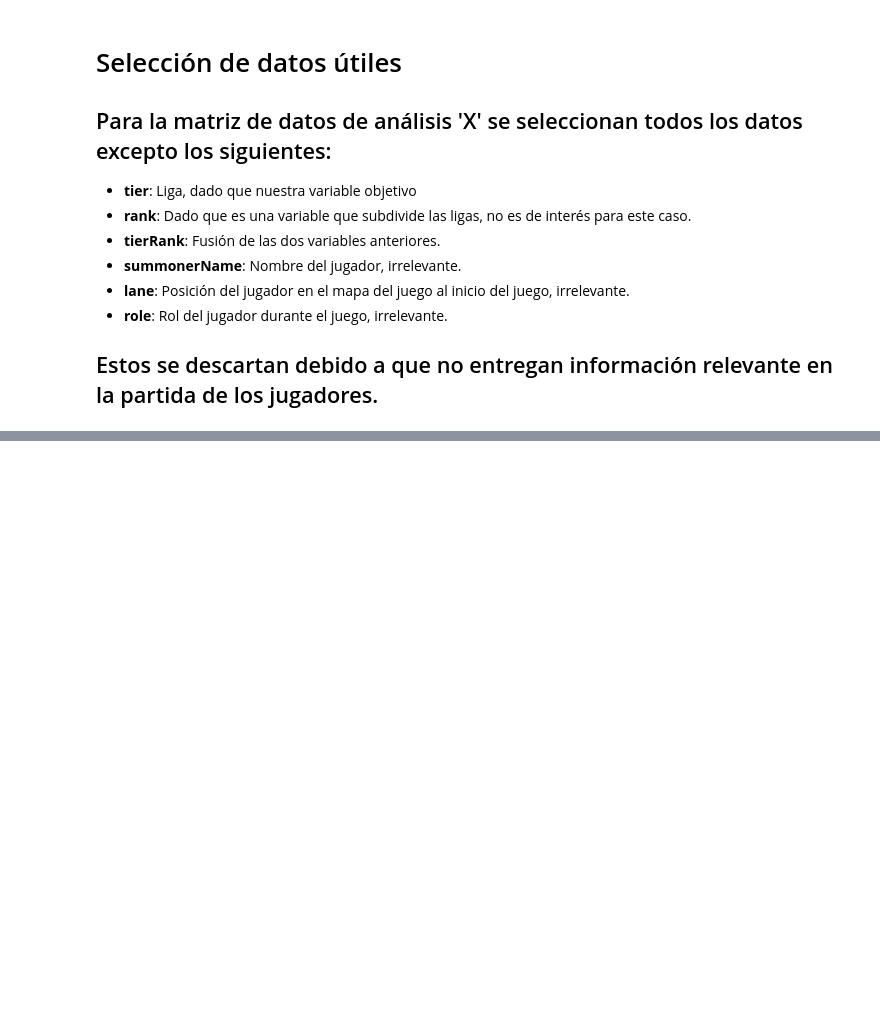
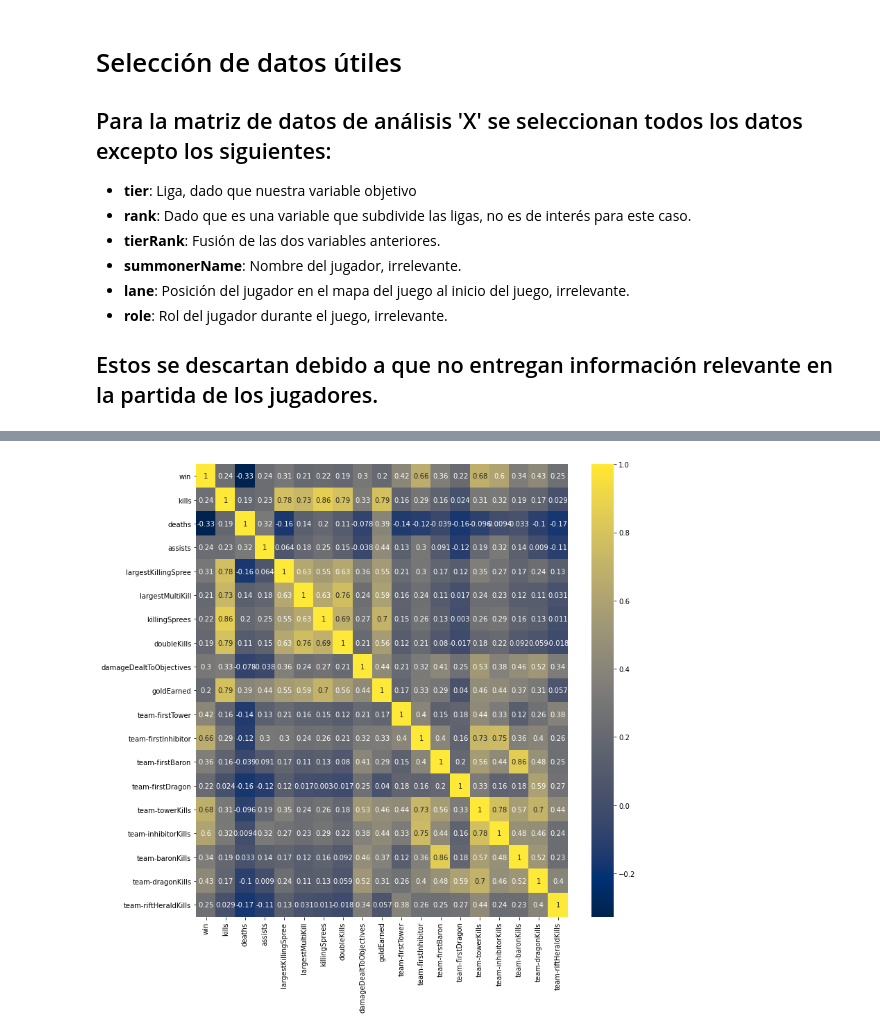
Before and after one commit to sr-Te/dataMining-LeagueOfLegends, a Jupyter notebook: tier_classification.ipynb, the cells around one changed output, grey strips where cells are left out. Saved outputs shown, nothing was run; the diff lists cells and outputs as text; code cells hidden in the pictures; blank space fills up the shorter version.

```diff
--- a/tier_classification.ipynb
+++ b/tier_classification.ipynb
@@ -261,0 +315,9 @@ Como conclusiónes podemos determinar que los datos entregados por la API de rio
+# %%
+corrmat_DIAMOND = df[df['tier'] == 'DIAMOND'].corr()
+top_corr_features = corrmat_DIAMOND.index[abs(corrmat_DIAMOND["win"]) > 0.20]
+
+plt.figure(figsize = (12,12))
+ax = sns.heatmap(df[top_corr_features].corr(),annot=True,cmap="cividis")
+plt.show()
+# %% [output]
+[figure, added]
```
Also changed, not shown: parts of 20 cells of this notebook, 2 other files.
